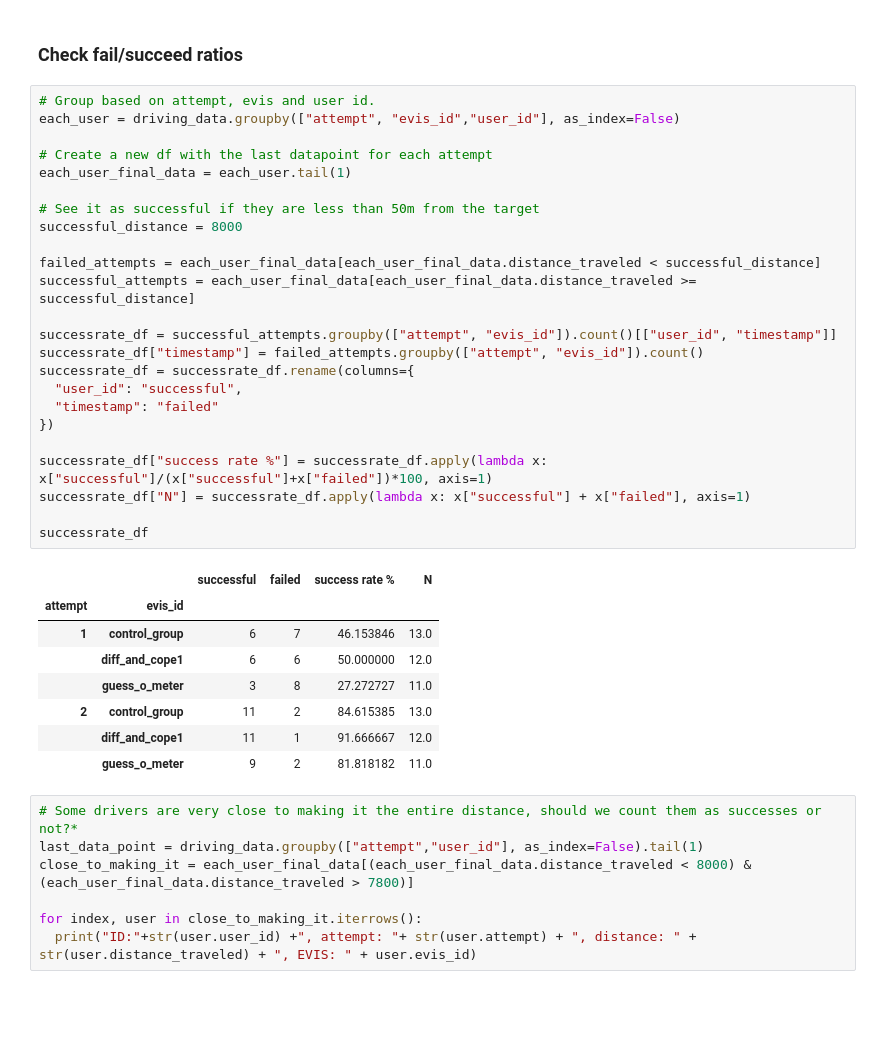
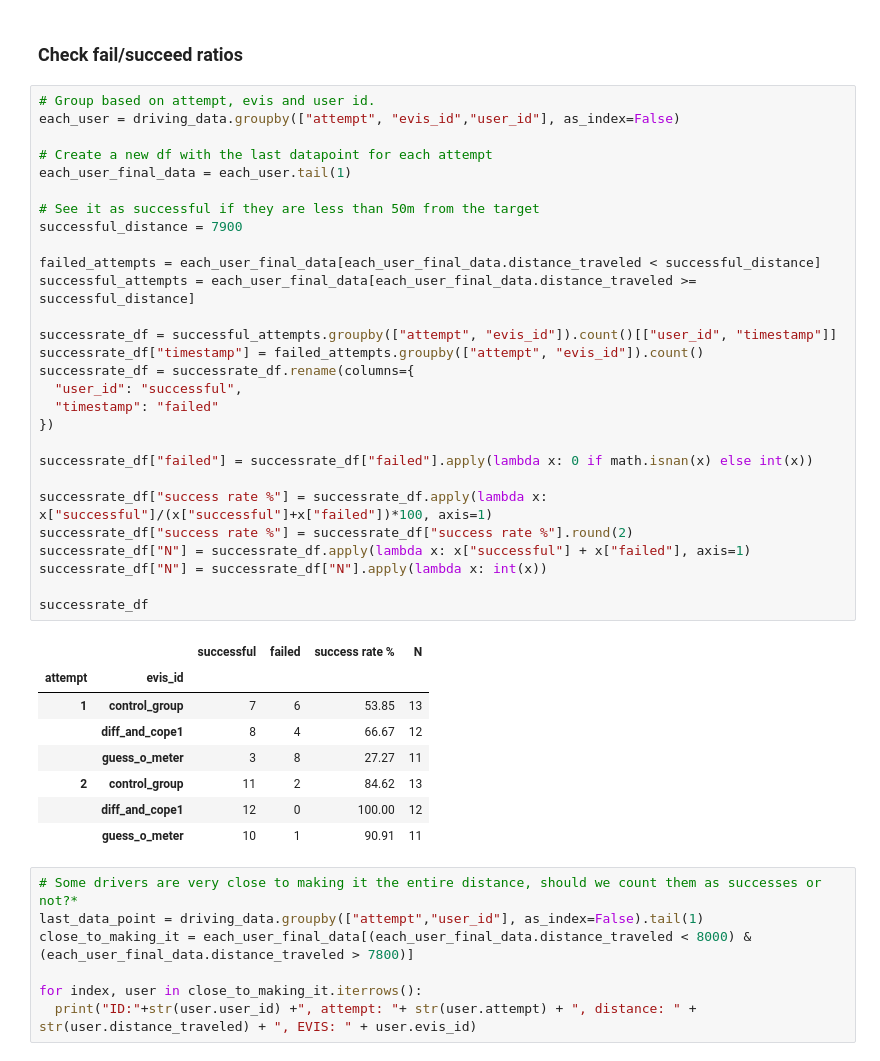
Before and after one commit to Sandsten/bev-vr-data-analysis, a Jupyter notebook: jupyter-notebooks/vis driving data.ipynb, the cells around one changed output. Cells and saved outputs as stored; diff of their text form; blank space fills up the shorter version.

```diff
--- a/jupyter-notebooks/vis driving data.ipynb
+++ b/jupyter-notebooks/vis driving data.ipynb
@@ -49,36 +52,40 @@ number_of_participants
 # %%
 # Group based on attempt, evis and user id.
 each_user = driving_data.groupby(["attempt", "evis_id","user_id"], as_index=False)
 
 # Create a new df with the last datapoint for each attempt
 each_user_final_data = each_user.tail(1)
 
 # See it as successful if they are less than 50m from the target
-successful_distance = 8000
+successful_distance = 7900
 
 failed_attempts = each_user_final_data[each_user_final_data.distance_traveled < successful_distance]
 successful_attempts = each_user_final_data[each_user_final_data.distance_traveled >= successful_distance]
 
 successrate_df = successful_attempts.groupby(["attempt", "evis_id"]).count()[["user_id", "timestamp"]]
 successrate_df["timestamp"] = failed_attempts.groupby(["attempt", "evis_id"]).count()
 successrate_df = successrate_df.rename(columns={
   "user_id": "successful",
   "timestamp": "failed"
 })
 
+successrate_df["failed"] = successrate_df["failed"].apply(lambda x: 0 if math.isnan(x) else int(x))
+
 successrate_df["success rate %"] = successrate_df.apply(lambda x: x["successful"]/(x["successful"]+x["failed"])*100, axis=1)
+successrate_df["success rate %"] = successrate_df["success rate %"].round(2)
 successrate_df["N"] = successrate_df.apply(lambda x: x["successful"] + x["failed"], axis=1)
+successrate_df["N"] = successrate_df["N"].apply(lambda x: int(x))
 
 successrate_df
 # %% [output]
 |  |  | successful | failed | success rate % | N |
 | attempt | evis_id |  |  |  |  |
-| 1 | control_group | 6 | 7 | 46.153846 | 13.0 |
-|  | diff_and_cope1 | 6 | 6 | 50.000000 | 12.0 |
-|  | guess_o_meter | 3 | 8 | 27.272727 | 11.0 |
-| 2 | control_group | 11 | 2 | 84.615385 | 13.0 |
-|  | diff_and_cope1 | 11 | 1 | 91.666667 | 12.0 |
-|  | guess_o_meter | 9 | 2 | 81.818182 | 11.0 |
+| 1 | control_group | 7 | 6 | 53.85 | 13 |
+|  | diff_and_cope1 | 8 | 4 | 66.67 | 12 |
+|  | guess_o_meter | 3 | 8 | 27.27 | 11 |
+| 2 | control_group | 11 | 2 | 84.62 | 13 |
+|  | diff_and_cope1 | 12 | 0 | 100.00 | 12 |
+|  | guess_o_meter | 10 | 1 | 90.91 | 11 |
 # %%
 # Some drivers are very close to making it the entire distance, should we count them as successes or not?*
 last_data_point = driving_data.groupby(["attempt","user_id"], as_index=False).tail(1)
```
Also changed, not shown: parts of 13 cells of this notebook.
